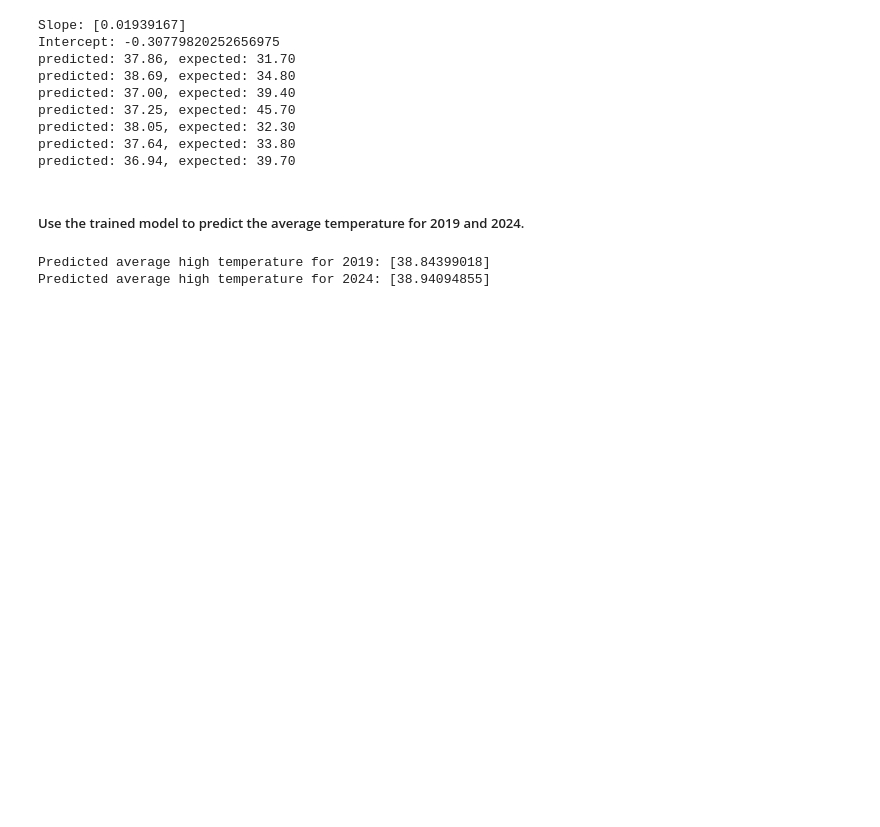
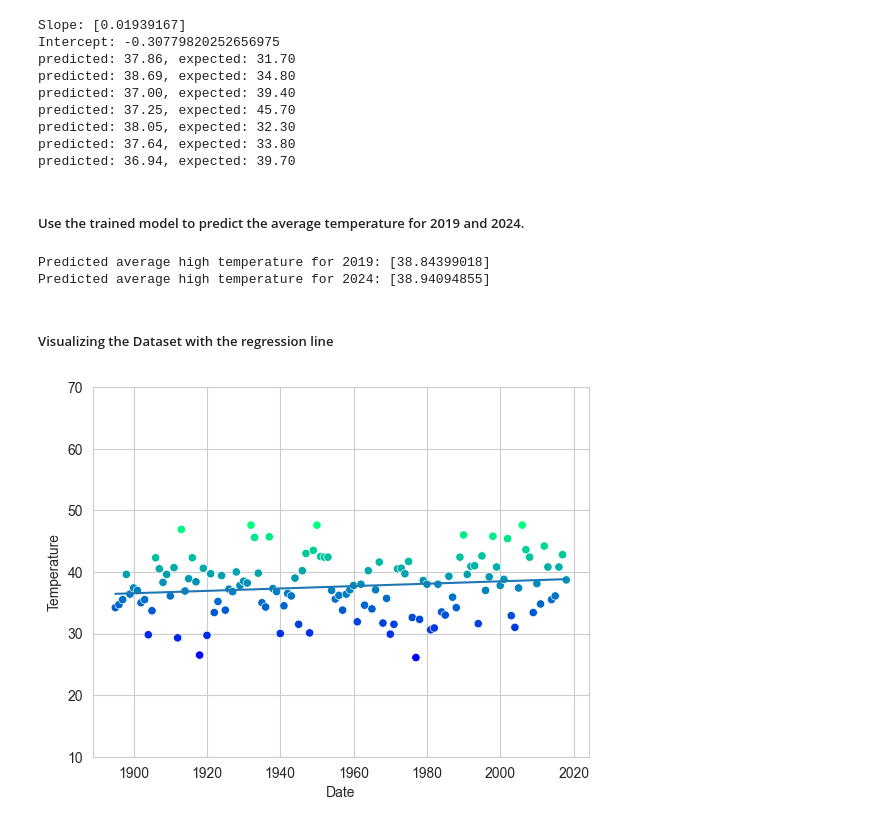
Before and after one commit to JackieGanyo/datafun-07-ml, a Jupyter notebook: JGanyo_ml.ipynb, the cells around one changed output. Saved outputs shown, nothing was run; the diff lists cells and outputs as text; code cells hidden in the pictures; blank space fills up the shorter version.

Commit message:
Complete Scatterplot and line from linear regression model

```diff
--- a/JGanyo_ml.ipynb
+++ b/JGanyo_ml.ipynb
@@ -232,3 +235,16 @@ print(f'Predicted average high temperature for 2024: {predict(2024)}')
 # %% [output]
 Predicted average high temperature for 2019: [38.84399018]
 Predicted average high temperature for 2024: [38.94094855]
+# %% [markdown]
+##### Visualizing the Dataset with the regression line
+# %%
+#Build the Scatter plot using Seaborn
+axes = sns.scatterplot(data=df, x='Date', y='Temperature', hue='Temperature', palette='winter', legend=False)
+axes.set_ylim(10, 70)
+
+#Plot the regression line
+x = np.array([min(df.Date.values), max(df.Date.values)])
+y = predict(x)
+line = plt.plot(x, y)
+# %% [output]
+[figure, added]
```
Also changed, not shown: parts of 2 cells of this notebook.
